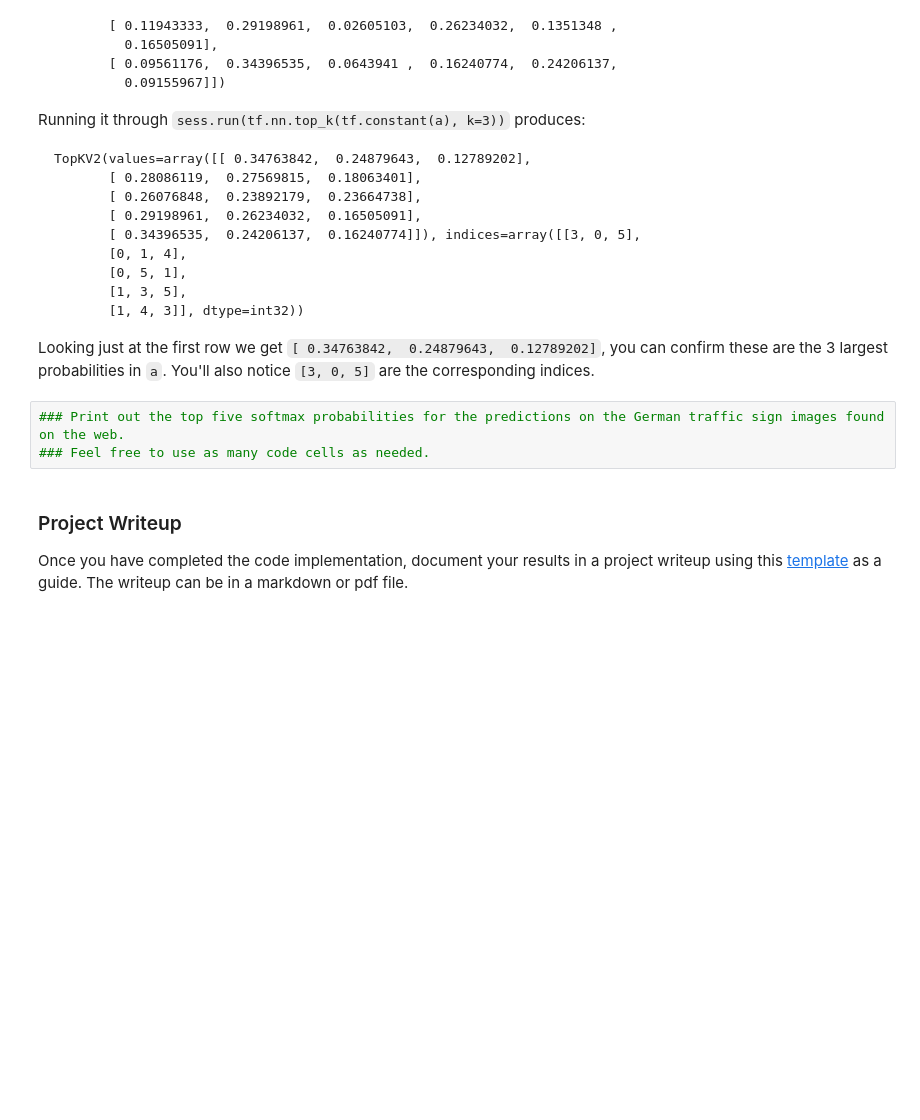
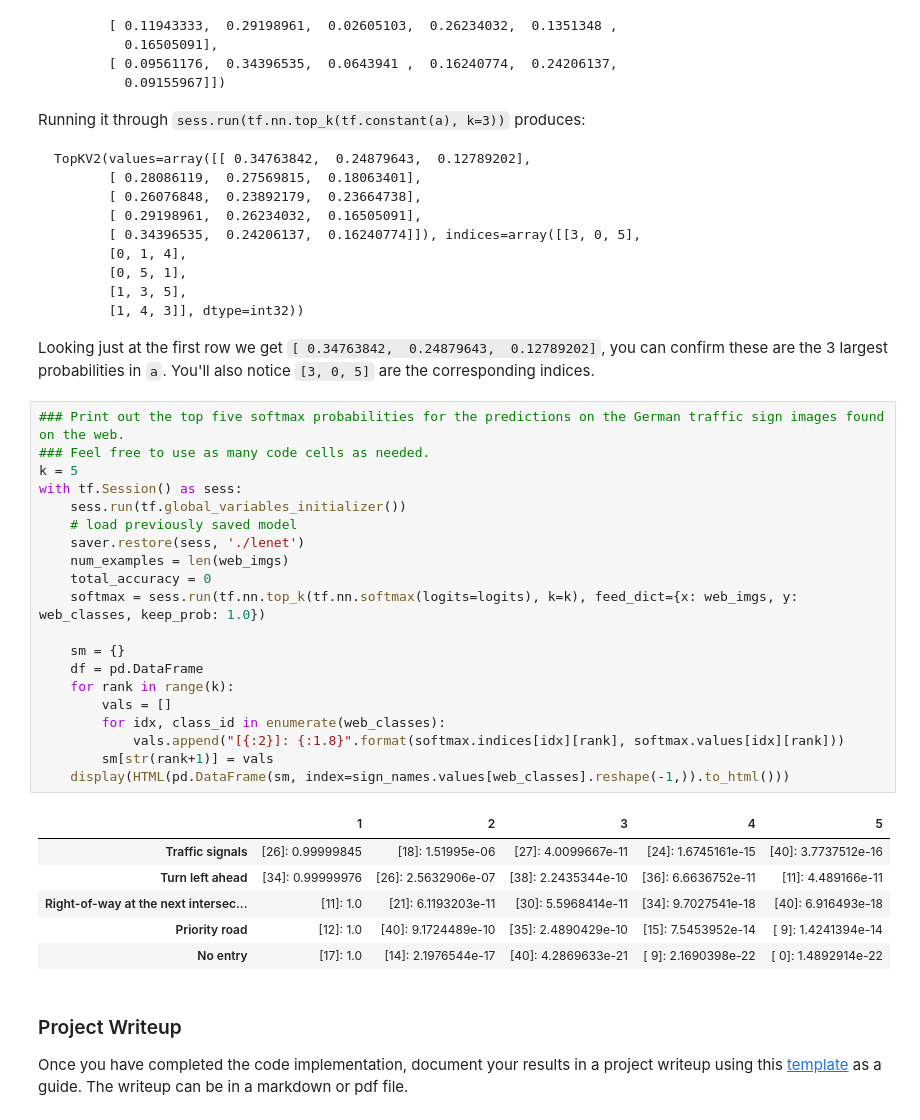
Before and after one commit to badinbed/CarND-Traffic-Sign-Classifier, a Jupyter notebook: Traffic_Sign_Classifier.ipynb, the cells around one changed output. Drawn from its saved outputs; the diff is of its cells as text; blank space fills up the shorter version.

````diff
--- a/Traffic_Sign_Classifier.ipynb
+++ b/Traffic_Sign_Classifier.ipynb
@@ -496,9 +531,33 @@ TopKV2(values=array([[ 0.34763842,  0.24879643,  0.12789202],
 ```
 
 Looking just at the first row we get `[ 0.34763842,  0.24879643,  0.12789202]`, you can confirm these are the 3 largest probabilities in `a`. You'll also notice `[3, 0, 5]` are the corresponding indices.
-# %%
-### Print out the top five softmax probabilities for the predictions on the German traffic sign images found on the web.
-### Feel free to use as many code cells as needed.
+# %%
+### Print out the top five softmax probabilities for the predictions on the German traffic sign images found on the web.
+### Feel free to use as many code cells as needed.
+k = 5
+with tf.Session() as sess:
+    sess.run(tf.global_variables_initializer())
+    # load previously saved model
+    saver.restore(sess, './lenet')
+    num_examples = len(web_imgs)
+    total_accuracy = 0
+    softmax = sess.run(tf.nn.top_k(tf.nn.softmax(logits=logits), k=k), feed_dict={x: web_imgs, y: web_classes, keep_prob: 1.0})
+
+    sm = {}
+    df = pd.DataFrame
+    for rank in range(k):
+        vals = []
+        for idx, class_id in enumerate(web_classes):
+            vals.append("[{:2}]: {:1.8}".format(softmax.indices[idx][rank], softmax.values[idx][rank]))
+        sm[str(rank+1)] = vals
+    display(HTML(pd.DataFrame(sm, index=sign_names.values[web_classes].reshape(-1,)).to_html()))
+# %% [output]
+|  | 1 | 2 | 3 | 4 | 5 |
+| Traffic signals | [26]: 0.99999845 | [18]: 1.51995e-06 | [27]: 4.0099667e-11 | [24]: 1.6745161e-15 | [40]: 3.7737512e-16 |
+| Turn left ahead | [34]: 0.99999976 | [26]: 2.5632906e-07 | [38]: 2.2435344e-10 | [36]: 6.6636752e-11 | [11]: 4.489166e-11 |
+| Right-of-way at the next intersec... | [11]: 1.0 | [21]: 6.1193203e-11 | [30]: 5.5968414e-11 | [34]: 9.7027541e-18 | [40]: 6.916493e-18 |
+| Priority road | [12]: 1.0 | [40]: 9.1724489e-10 | [35]: 2.4890429e-10 | [15]: 7.5453952e-14 | [ 9]: 1.4241394e-14 |
+| No entry | [17]: 1.0 | [14]: 2.1976544e-17 | [40]: 4.2869633e-21 | [ 9]: 2.1690398e-22 | [ 0]: 1.4892914e-22 |
 # %% [markdown]
 ### Project Writeup
 
````
Also changed, not shown: parts of 11 cells of this notebook, 3 other files.
